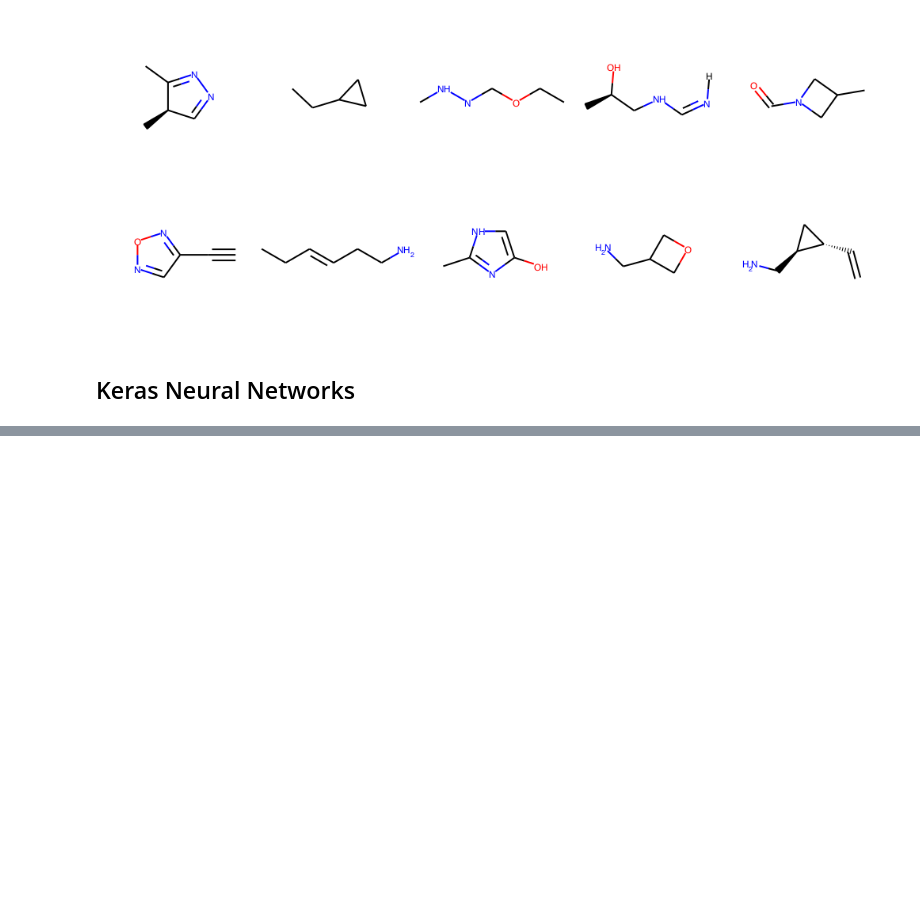
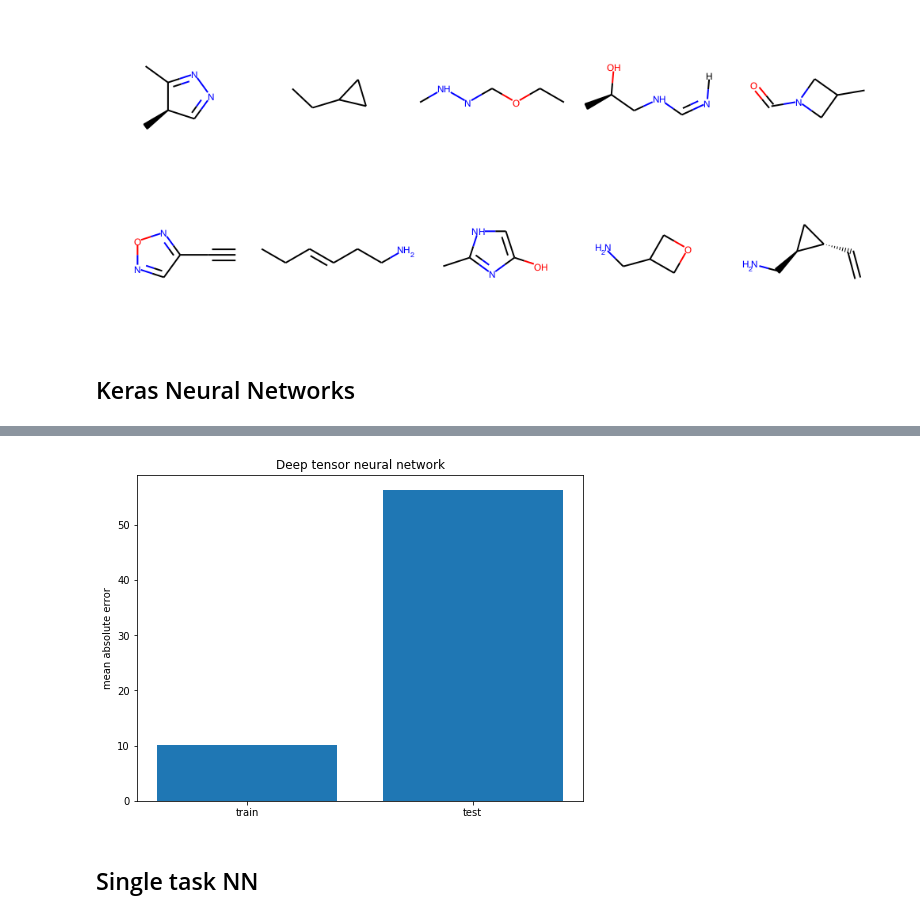
Before and after one commit to natwille1/molecular-atomisation-prediction, a Jupyter notebook: deepchem_implementation.ipynb, the cells around one changed output, grey strips where cells are left out. Saved outputs shown, nothing was run; the diff lists cells and outputs as text; code cells hidden in the pictures; blank space fills up the shorter version.

```diff
--- a/deepchem_implementation.ipynb
+++ b/deepchem_implementation.ipynb
@@ -249,0 +366,38 @@ plot_history(history_adam, "adam model")
+# %%
+# Load QM7 dataset
+tasks, datasets, transformers = dc.molnet.load_qm7_from_mat(move_mean=False)
+train_dataset, valid_dataset, test_dataset = datasets
+
+# Fit models
+metric = [
+    dc.metrics.Metric(dc.metrics.mean_absolute_error, mode="regression"),
+    dc.metrics.Metric(dc.metrics.pearson_r2_score, mode="regression")
+]
+
+# Batch size of models
+batch_size = 50
+n_embedding = 30
+n_distance = 51
+distance_min = -1.
+distance_max = 9.2
+n_hidden = 15
+rate = 0.001
+
+model = dc.models.DTNNModel(
+    len(tasks),
+    n_embedding=n_embedding,
+    n_hidden=n_hidden,
+    n_distance=n_distance,
+    distance_min=distance_min,
+    distance_max=distance_max,
+    output_activation=False,
+    batch_size=batch_size,
+    learning_rate=rate,
+    use_queue=False,
+    mode="regression")
+
+# Fit trained model
+model.fit(train_dataset, nb_epoch=50)
+
+train_scores = model.evaluate(train_dataset, metric, transformers)
+valid_scores = model.evaluate(valid_dataset, metric, transformers)
@@ -250,3 +433,14 @@ plot_history(history_adam, "adam model")
+# %%
+fig, ax = plt.subplots(1, 1, figsize=(8,6))
+ax.bar(['train', 'test'], [train_scores['mean_absolute_error'], test_scores['mean_absolute_error']])
+#ax[1].bar(['mae', 'pearsons_r2'], test_scores)
+plt.title("Deep tensor neural network")
+plt.ylabel("mean absolute error")
+plt.show()
+# %% [output]
+[figure, added]
+# %% [markdown]
+## Single task NN
 # %%
 from deepchem.molnet import load_qm7_from_mat
 from deepchem.models.tensorgraph.optimizers import ExponentialDecay
```
Also changed, not shown: parts of 15 cells of this notebook, 2 other files.
